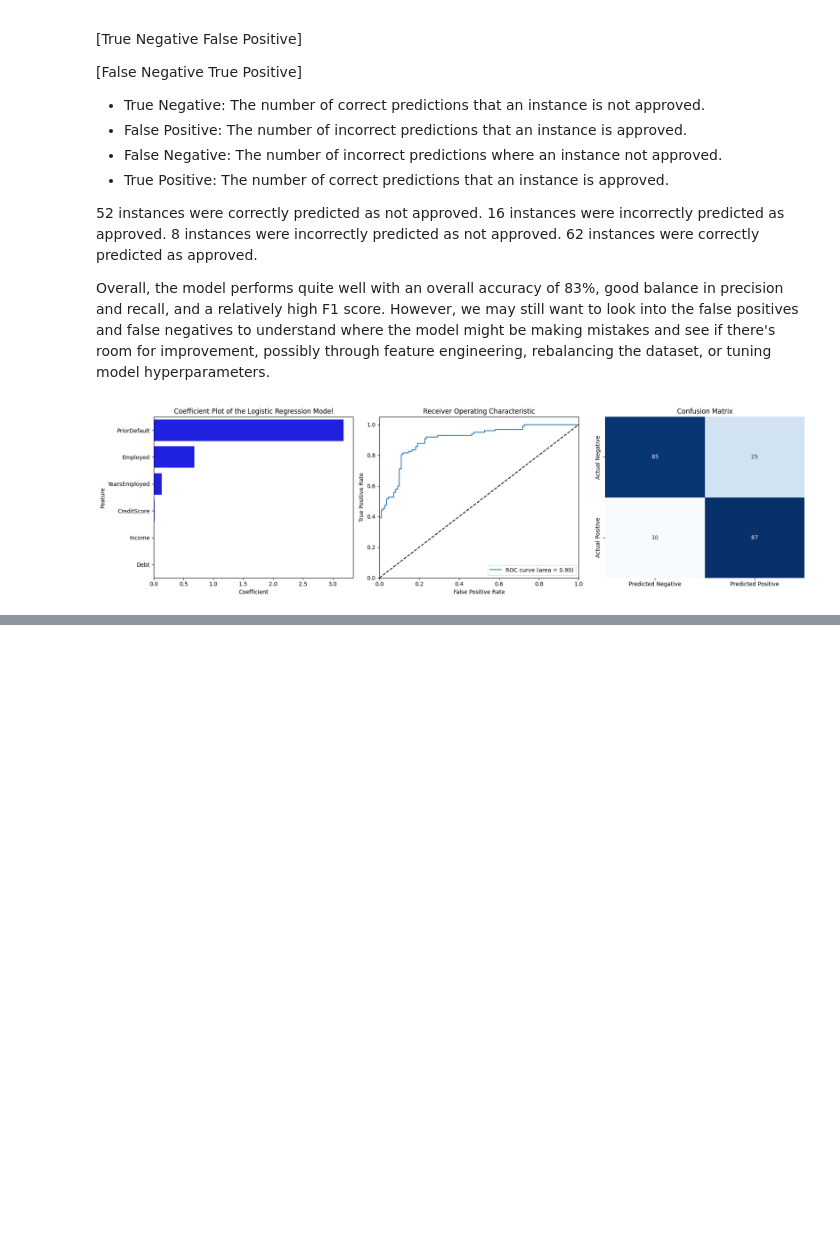
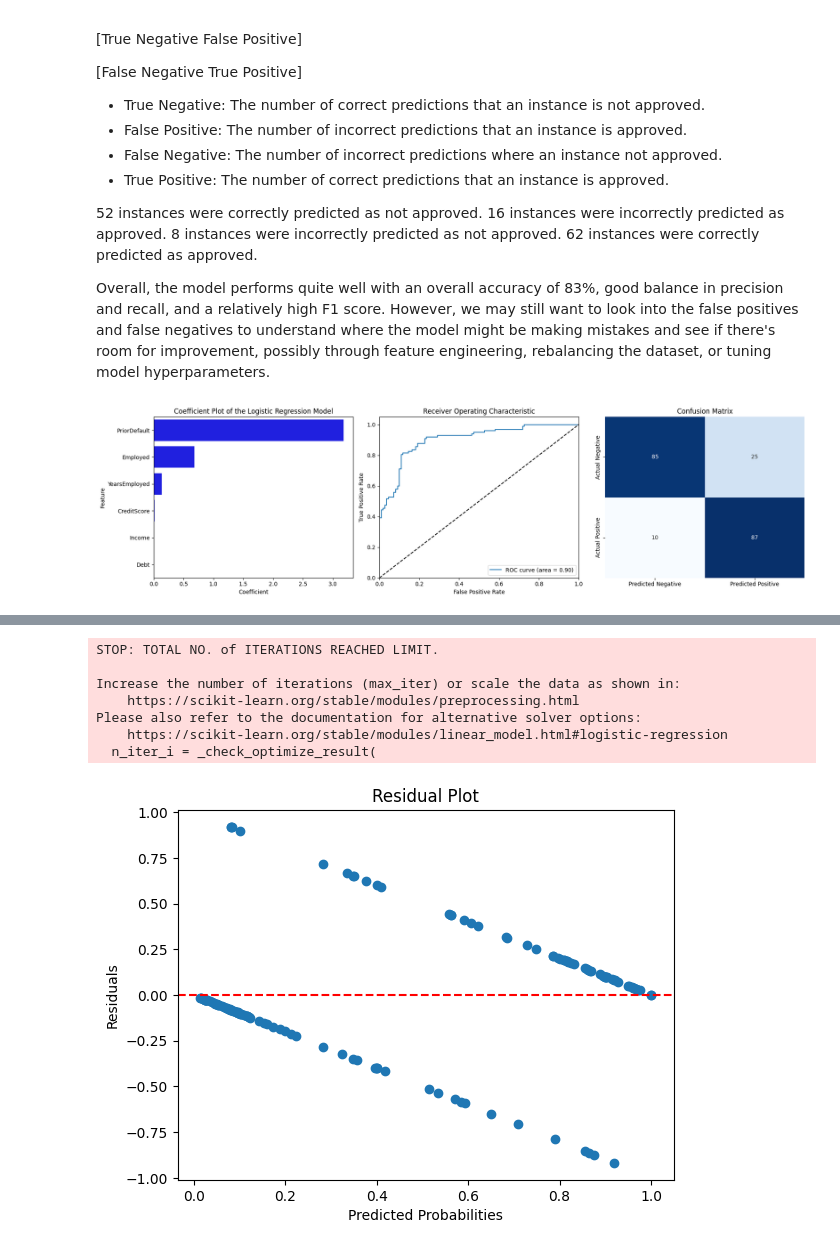
Before and after one commit to dtrejo21/stats-final-project, a Jupyter notebook: FinalProject.ipynb, the cells around one changed output, grey strips where cells are left out. Drawn from its saved outputs; the diff is of its cells as text; code cells hidden in the pictures; blank space fills up the shorter version.

Commit message:
Potential fixes to regression

```diff
--- a/FinalProject.ipynb
+++ b/FinalProject.ipynb
@@ -516,0 +494,38 @@ plt.show()
+# %%
+import matplotlib.pyplot as plt
+from sklearn.linear_model import LogisticRegression
+from sklearn.model_selection import train_test_split
+
+numerical_cols = cleanData.select_dtypes(include=['number']).columns
+X = cleanData[numerical_cols].drop('Approved', axis=1)
+y = cleanData['Approved']
+
+# Split the dataset into training and test sets
+X_train, X_test, y_train, y_test = train_test_split(X, y, test_size=0.2, random_state=0)
+
+# Train the logistic regression model
+model = LogisticRegression()
+model.fit(X_train, y_train)
+
+# Predict the probabilities on the test set
+y_probs = model.predict_proba(X_test)[:, 1] # Get the probability of the positive class
+
+# Calculate the residuals
+residuals = y_test - y_probs
+
+# Plot the residuals
+plt.scatter(y_probs, residuals)
+plt.axhline(y=0, color='red', linestyle='--')
+plt.xlabel('Predicted Probabilities')
+plt.ylabel('Residuals')
+plt.title('Residual Plot')
+plt.show()
+# %% [output]
+STOP: TOTAL NO. of ITERATIONS REACHED LIMIT.
+
+Increase the number of iterations (max_iter) or scale the data as shown in:
+    https://scikit-learn.org/stable/modules/preprocessing.html
+Please also refer to the documentation for alternative solver options:
+    https://scikit-learn.org/stable/modules/linear_model.html#logistic-regression
+  n_iter_i = _check_optimize_result(
+[figure, added]
```
Also changed, not shown: parts of 26 cells of this notebook.
